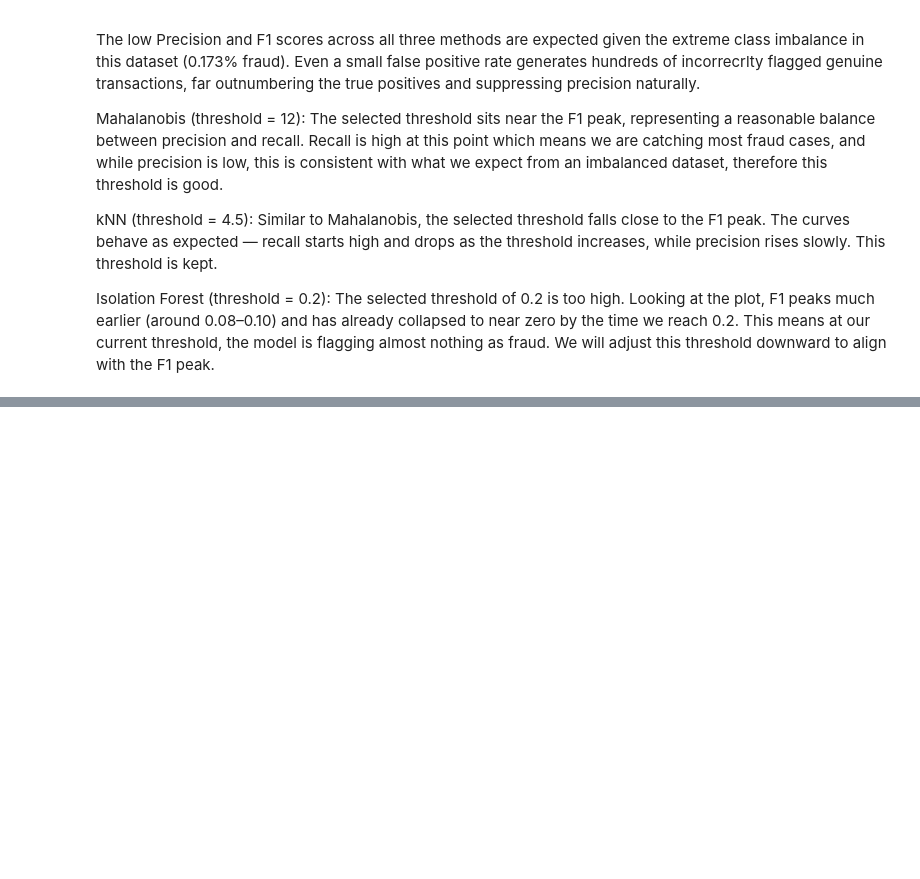
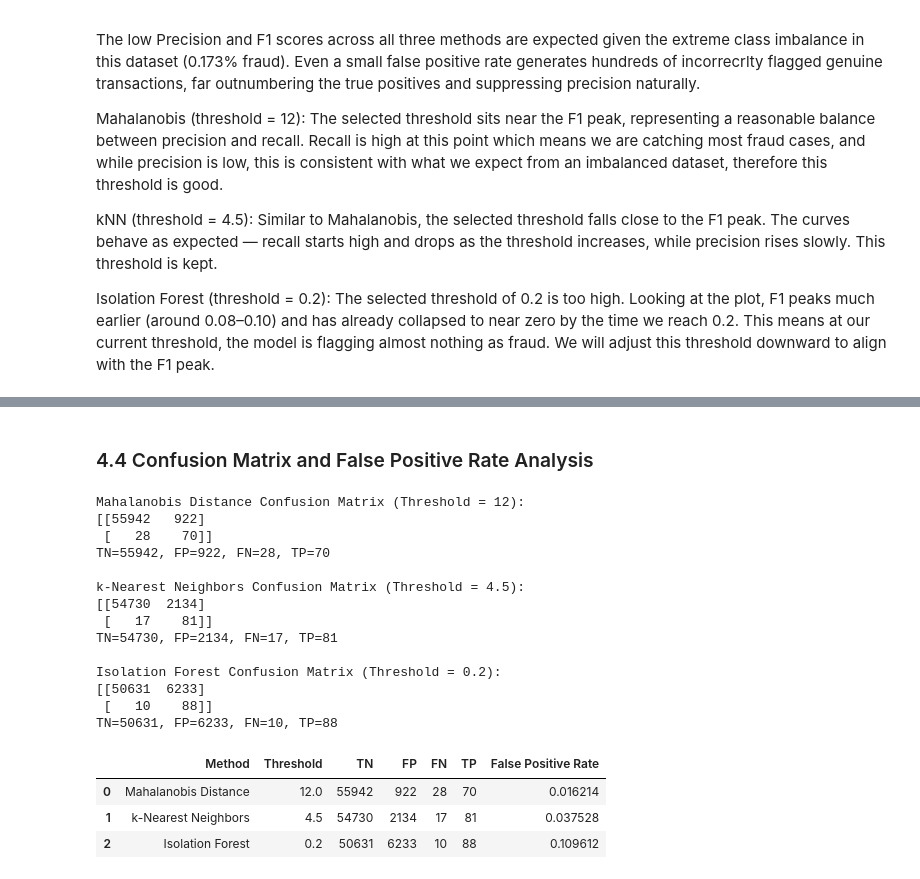
Before and after one commit to YaaqoobC/ECE447_Group_Project_Anomaly_Detection_Fall_2026, a Jupyter notebook: anomaly_detection.ipynb, the cells around one changed output, grey strips where cells are left out. Drawn from its saved outputs; the diff is of its cells as text; code cells hidden in the pictures; blank space fills up the shorter version.

```diff
--- a/anomaly_detection.ipynb
+++ b/anomaly_detection.ipynb
@@ -393,0 +525,59 @@ Isolation Forest (threshold = 0.2): The selected threshold of 0.2 is too high. L
+# %% [markdown]
+### 4.4 Confusion Matrix and False Positive Rate Analysis
+# %%
+from sklearn.metrics import confusion_matrix
+import pandas as pd
+
+models = {
+    'Mahalanobis Distance': (pred_mahal, threshold_mahal),
+    'k-Nearest Neighbors': (pred_knn, threshold_knn),
+    'Isolation Forest': (pred_if, threshold_if)
+}
+
+fpr_rows = []
+
+for name, (preds, threshold) in models.items():
+    cm = confusion_matrix(y_test, preds)
+
+    # 🔥 Printed confusion matrix
+    print(f"\n{name} Confusion Matrix (Threshold = {threshold}):")
+    print(cm)
+
+    tn, fp, fn, tp = cm.ravel()
+    print(f"TN={tn}, FP={fp}, FN={fn}, TP={tp}")
+
+    # False Positive Rate
+    false_positive_rate = fp / (fp + tn) if (fp + tn) > 0 else 0.0
+
+    fpr_rows.append({
+        'Method': name,
+        'Threshold': threshold,
+        'TN': tn,
+        'FP': fp,
+        'FN': fn,
+        'TP': tp,
+        'False Positive Rate': false_positive_rate
+    })
+
+# Keep your summary table
+fpr_df = pd.DataFrame(fpr_rows)
+display(fpr_df.round(6))
+# %% [output]
+Mahalanobis Distance Confusion Matrix (Threshold = 12):
+[[55942   922]
+ [   28    70]]
+TN=55942, FP=922, FN=28, TP=70
+
+k-Nearest Neighbors Confusion Matrix (Threshold = 4.5):
+[[54730  2134]
+ [   17    81]]
+TN=54730, FP=2134, FN=17, TP=81
+
+Isolation Forest Confusion Matrix (Threshold = 0.2):
+[[50631  6233]
+ [   10    88]]
+TN=50631, FP=6233, FN=10, TP=88
+|  | Method | Threshold | TN | FP | FN | TP | False Positive Rate |
+| 0 | Mahalanobis Distance | 12.0 | 55942 | 922 | 28 | 70 | 0.016214 |
+| 1 | k-Nearest Neighbors | 4.5 | 54730 | 2134 | 17 | 81 | 0.037528 |
+| 2 | Isolation Forest | 0.2 | 50631 | 6233 | 10 | 88 | 0.109612 |
```
Also changed, not shown: parts of 10 cells of this notebook.
